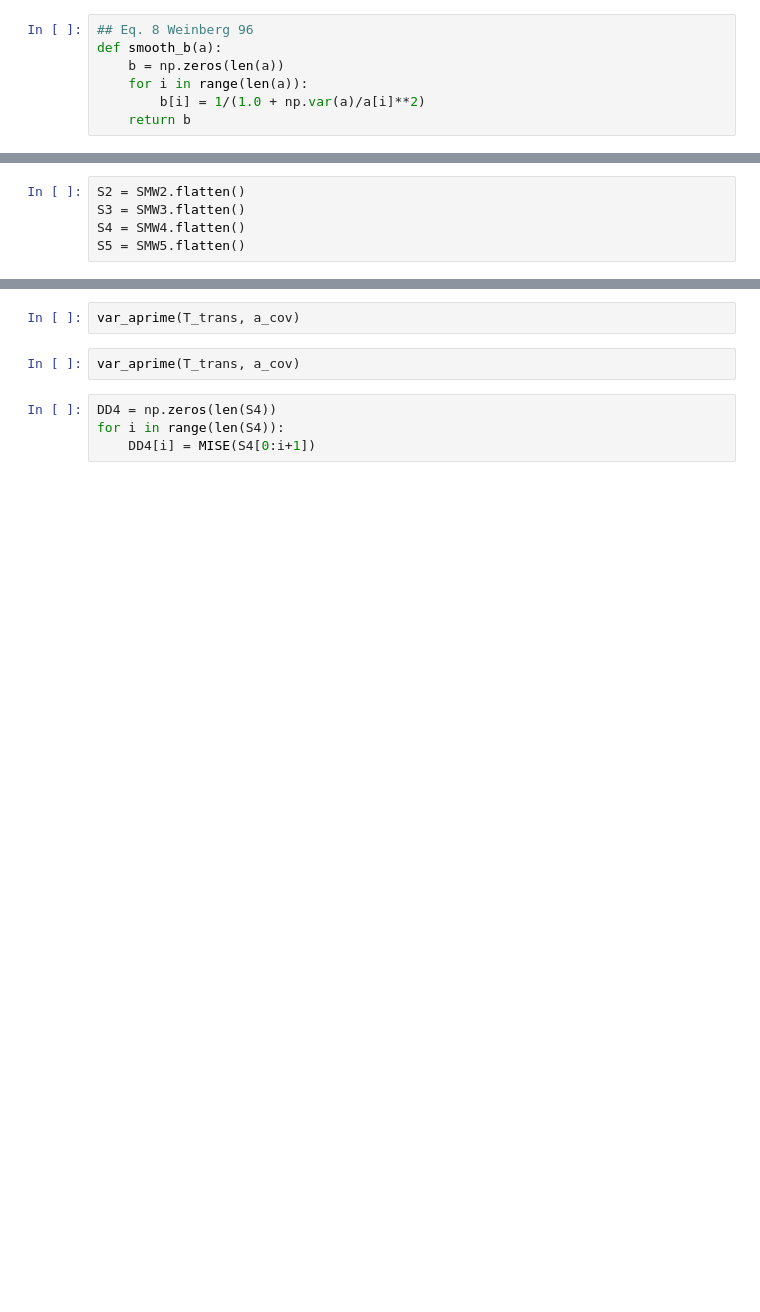
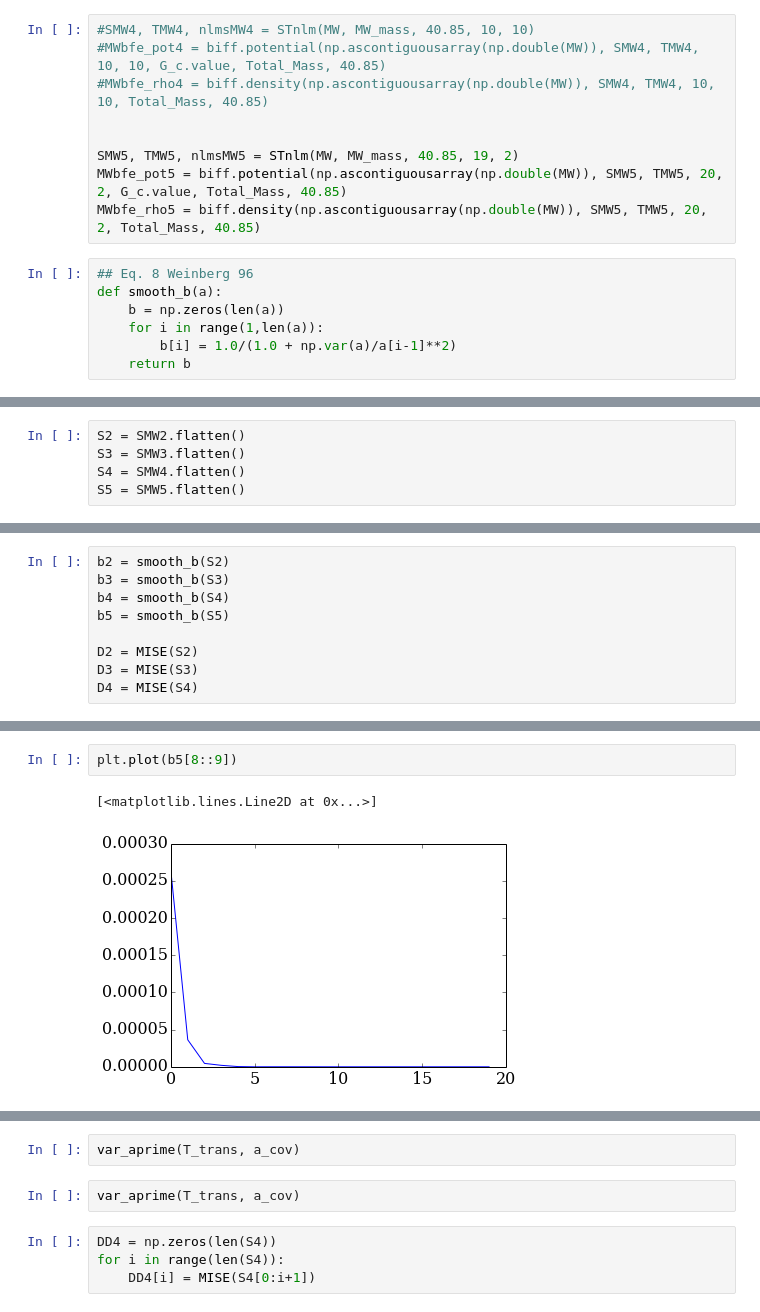
Before and after one commit to jngaravitoc/LMC-MW, a Jupyter notebook: code/SCF/MW_biff.ipynb, the cells around one changed output, grey strips where cells are left out. Drawn from its saved outputs; the diff is of its cells as text; blank space fills up the shorter version.

```diff
--- a/code/SCF/MW_biff.ipynb
+++ b/code/SCF/MW_biff.ipynb
@@ -435,12 +447,21 @@ $S_{kl} = \hat{a}_k \hat{a}_l$
 3. Transfor the coefficient estimates $\hat{a}_j$ to the new basis (denoted by star) , $\hat{a}_{j}^* = \sum_k T_{jk}\hat{a}_k$ and use $var(\hat{a}^*)_{jj} = \sum_{kl}T_{jk} var(\hat)_{kl}T^{t}_{lj} $ to compute $b_{j}^*$
 # %%
 from scipy import linalg
+# %%
+#SMW4, TMW4, nlmsMW4 = STnlm(MW, MW_mass, 40.85, 10, 10)
+#MWbfe_pot4 = biff.potential(np.ascontiguousarray(np.double(MW)), SMW4, TMW4, 10, 10, G_c.value, Total_Mass, 40.85)
+#MWbfe_rho4 = biff.density(np.ascontiguousarray(np.double(MW)), SMW4, TMW4, 10, 10, Total_Mass, 40.85)
+
+
+SMW5, TMW5, nlmsMW5 = STnlm(MW, MW_mass, 40.85, 19, 2)
+MWbfe_pot5 = biff.potential(np.ascontiguousarray(np.double(MW)), SMW5, TMW5, 20, 2, G_c.value, Total_Mass, 40.85)
+MWbfe_rho5 = biff.density(np.ascontiguousarray(np.double(MW)), SMW5, TMW5, 20, 2, Total_Mass, 40.85)
 # %%
 ## Eq. 8 Weinberg 96
 def smooth_b(a):
     b = np.zeros(len(a))
-    for i in range(len(a)):
-        b[i] = 1/(1.0 + np.var(a)/a[i]**2)
+    for i in range(1,len(a)):
+        b[i] = 1.0/(1.0 + np.var(a)/a[i-1]**2)
     return b
 # %%
 def MISE(a):
@@ -498,0 +551,9 @@ a_cov = cov_matrix(S2)
+# %%
+b2 = smooth_b(S2)
+b3 = smooth_b(S3)
+b4 = smooth_b(S4)
+b5 = smooth_b(S5)
+
+D2 = MISE(S2)
+D3 = MISE(S3)
+D4 = MISE(S4)
@@ -498,0 +609,5 @@ a_cov = cov_matrix(S2)
+# %%
+plt.plot(b5[8::9])
+# %% [output]
+[<matplotlib.lines.Line2D at 0x...>]
+[figure, added]
```
Also changed, not shown: parts of 13 cells of this notebook, 15 other files.
